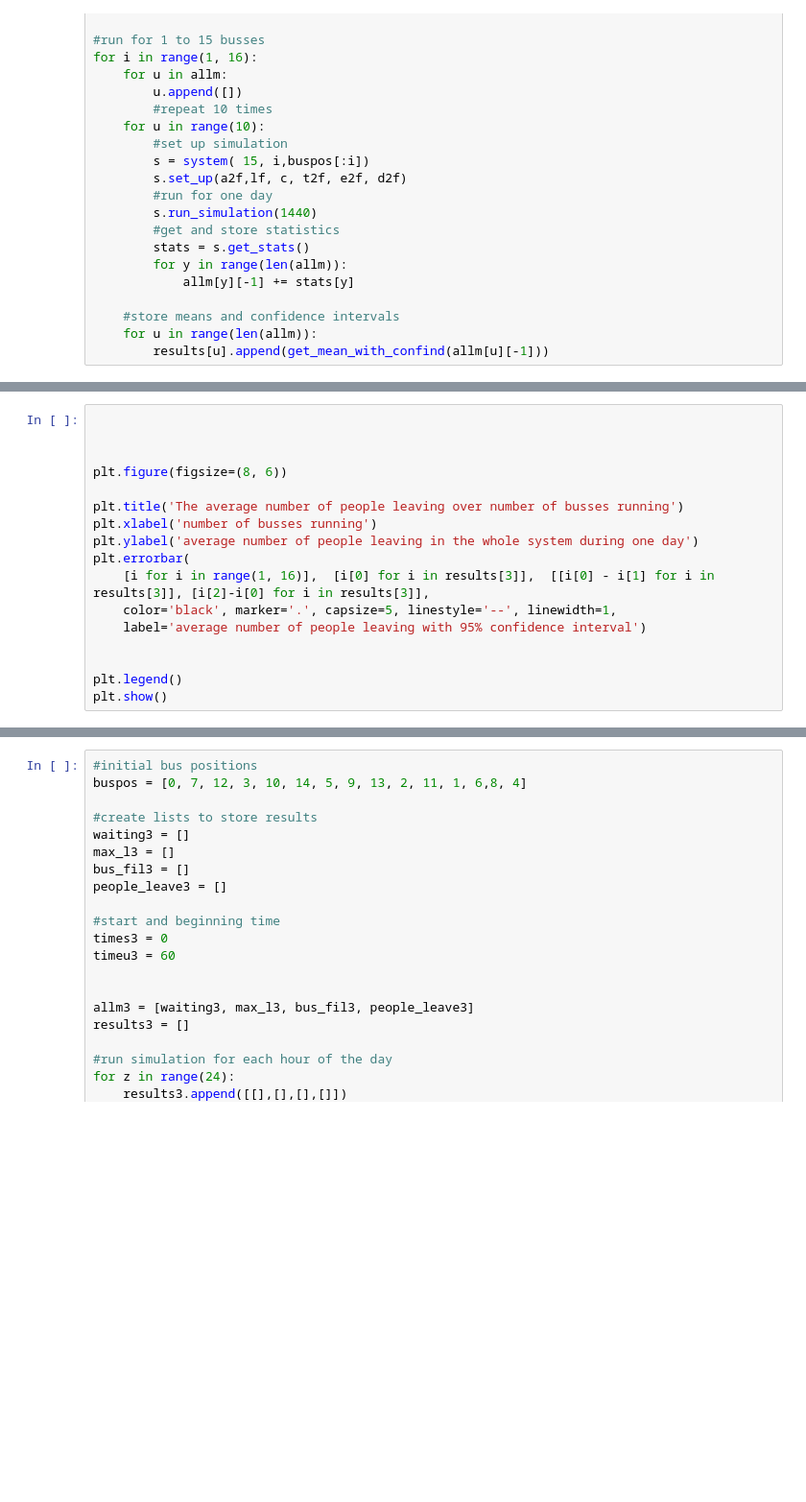
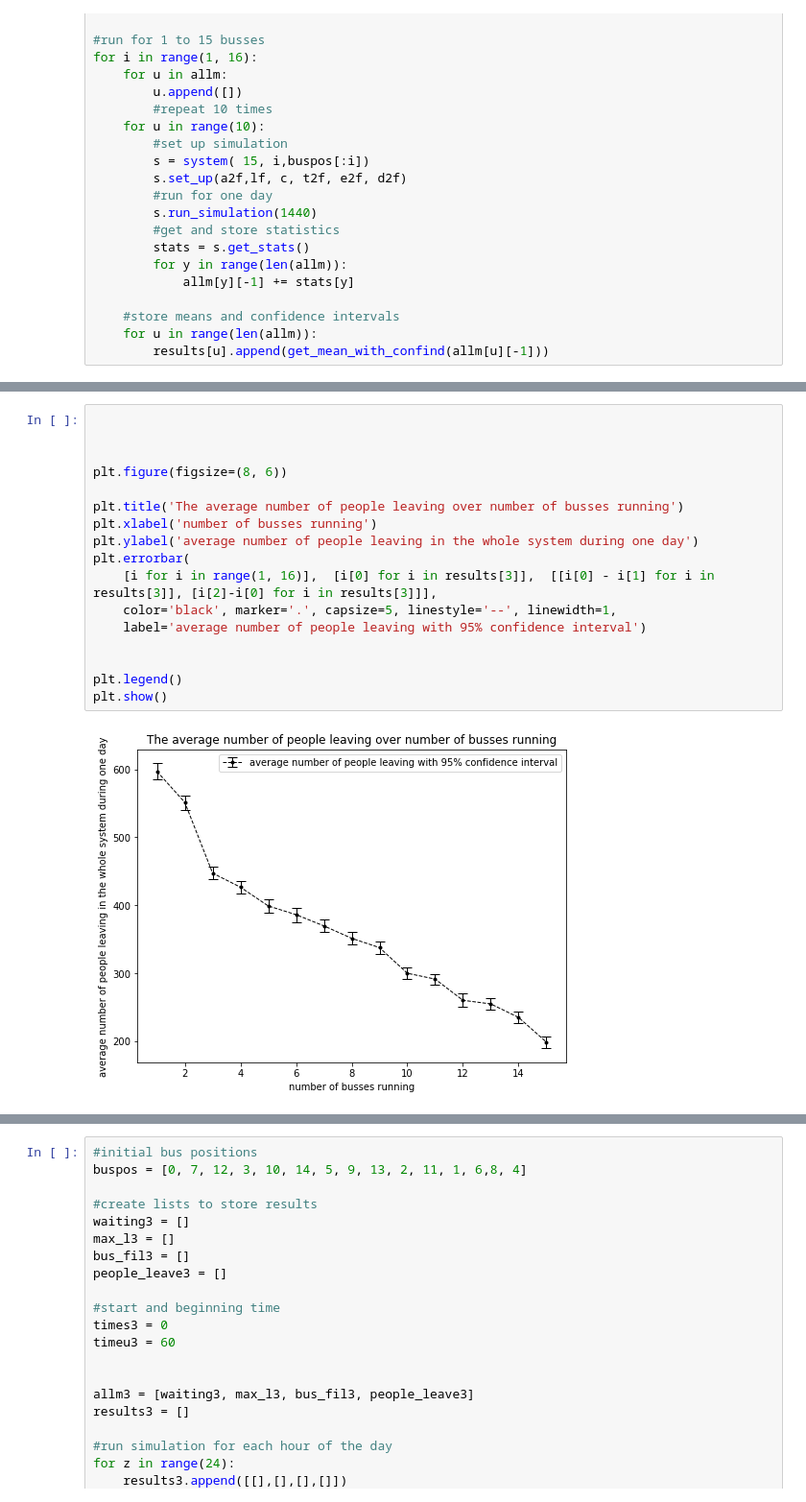
Before and after one commit to joram13/cs166, a Jupyter notebook: ass1cs166.ipynb, the cells around one changed output, grey strips where cells are left out. Shown at 96% size. Saved outputs shown, nothing was run; the diff lists cells and outputs as text; blank space fills up the shorter version.

```diff
--- a/ass1cs166.ipynb
+++ b/ass1cs166.ipynb
@@ -698,20 +708,22 @@ plt.show()
 # %%
 
 
 
 plt.figure(figsize=(8, 6))
 
 plt.title('The average number of people leaving over number of busses running')
 plt.xlabel('number of busses running')
 plt.ylabel('average number of people leaving in the whole system during one day')
 plt.errorbar(
-    [i for i in range(1, 16)],  [i[0] for i in results[3]],  [[i[0] - i[1] for i in results[3]], [i[2]-i[0] for i in results[3]],
+    [i for i in range(1, 16)],  [i[0] for i in results[3]],  [[i[0] - i[1] for i in results[3]], [i[2]-i[0] for i in results[3]]],
     color='black', marker='.', capsize=5, linestyle='--', linewidth=1,
     label='average number of people leaving with 95% confidence interval')
 
 
 plt.legend()
 plt.show()
+# %% [output]
+[figure, added]
 # %%
 plt.figure(figsize=(8, 6))
 
```
Also changed, not shown: parts of 10 cells of this notebook.
